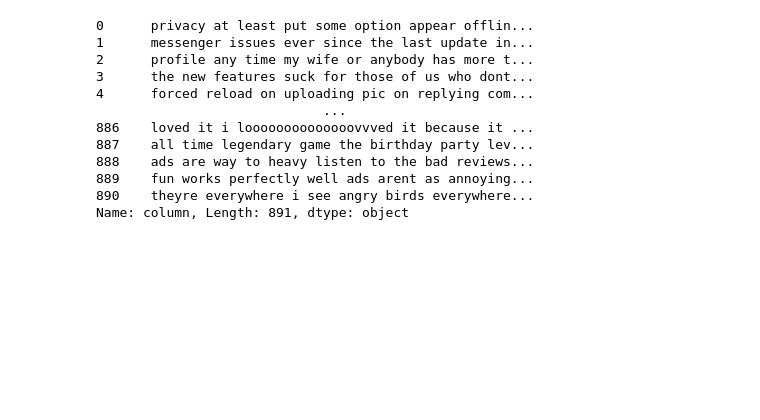
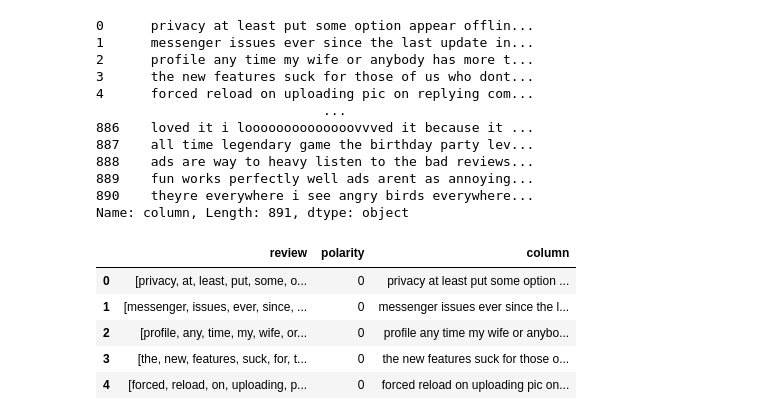
Before and after one commit to Gabymoctezuma/Naive-Bayes, a Jupyter notebook: src/explore.ipynb, the cells around one changed output. Cells and saved outputs as stored; diff of their text form; code cells hidden in the pictures; blank space fills up the shorter version.

```diff
--- a/src/explore.ipynb
+++ b/src/explore.ipynb
@@ -60,3 +57,31 @@ print(df["column"])
 889    fun works perfectly well ads arent as annoying...
 890    theyre everywhere i see angry birds everywhere...
 Name: column, Length: 891, dtype: object
+# %%
+import regex as re
+
+def preprocess_text(text):
+    # Eliminar cualquier caracter que no sea una letra (a-z) o un espacio en blanco ( )
+    text = re.sub(r'[^a-z ]', " ", text)
+
+    # Eliminar espacios en blanco
+    text = re.sub(r'\s+[a-zA-Z]\s+', " ", text)
+    text = re.sub(r'\^[a-zA-Z]\s+', " ", text)
+
+    # Reducir espacios en blanco múltiples a uno único
+    text = re.sub(r'\s+', " ", text.lower())
+
+    # Eliminar tags
+    text = re.sub("&lt;/?.*?&gt;"," &lt;&gt; ", text)
+
+    return text.split()
+
+df["review"] = df["review"].apply(preprocess_text)
+df.head()
+# %% [output]
+|  | review | polarity | column |
+| 0 | [privacy, at, least, put, some, o... | 0 | privacy at least put some option ... |
+| 1 | [messenger, issues, ever, since, ... | 0 | messenger issues ever since the l... |
+| 2 | [profile, any, time, my, wife, or... | 0 | profile any time my wife or anybo... |
+| 3 | [the, new, features, suck, for, t... | 0 | the new features suck for those o... |
+| 4 | [forced, reload, on, uploading, p... | 0 | forced reload on uploading pic on... |
```
Also changed, not shown: parts of 29 cells of this notebook, 2 other files.
